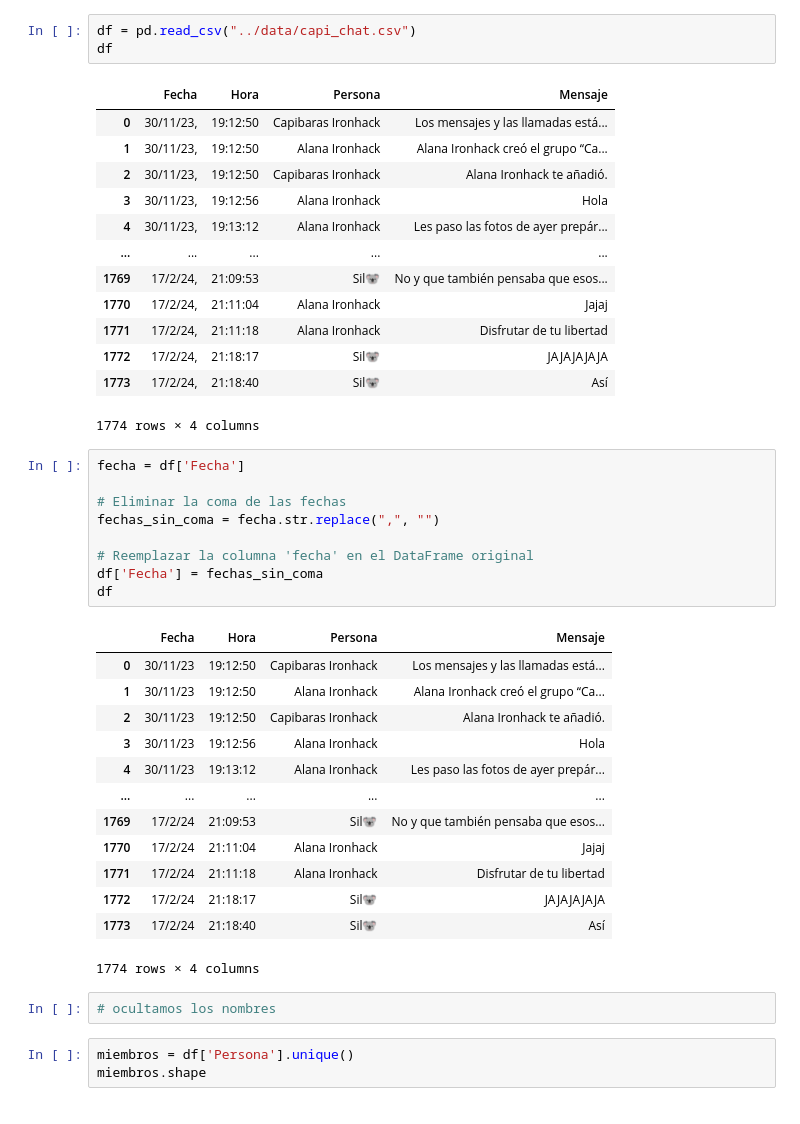
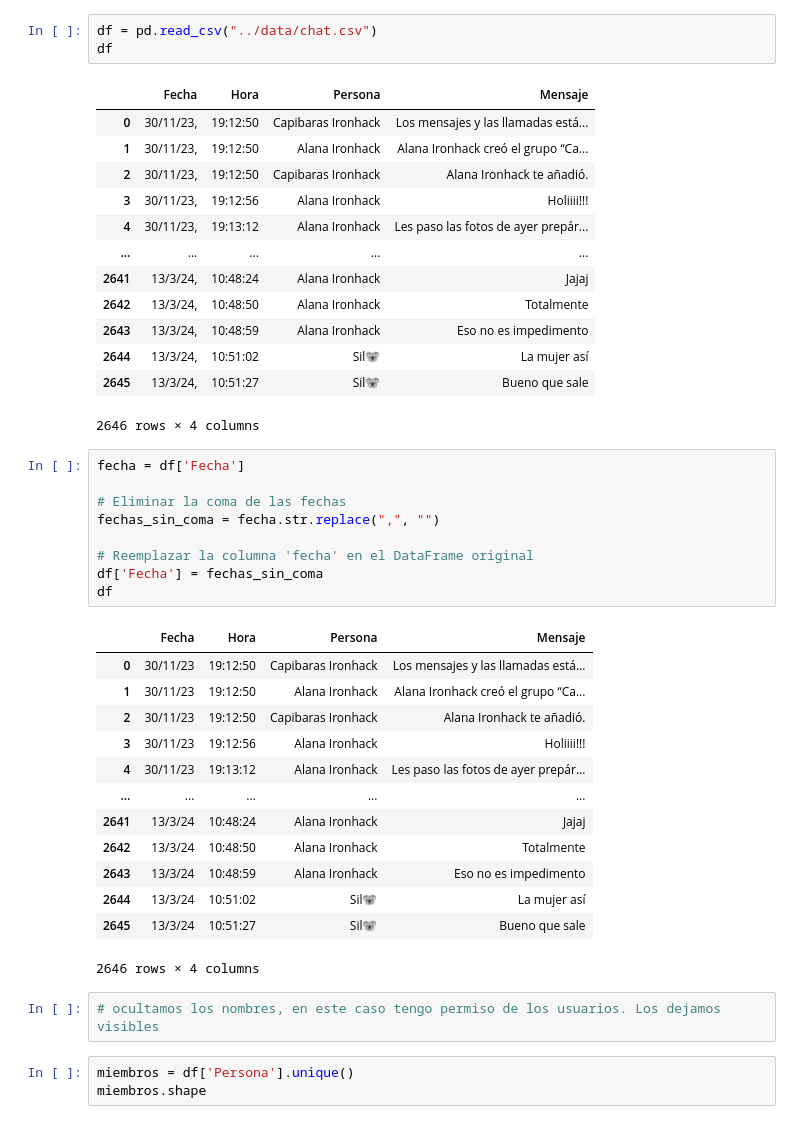
Before and after one commit to SilviaAlconGarrido/project_final, a Jupyter notebook: notebook/Limpieza_inicial_chats.ipynb, the cells around one changed output. Saved outputs shown, nothing was run; the diff lists cells and outputs as text.

```diff
--- a/notebook/dashboard.ipynb
+++ b/notebook/Limpieza_inicial_chats.ipynb
@@ -58,5 +93,5 @@ Requirement already satisfied: MarkupSafe>=2.0 in /Users/sil/miniconda3/envs/jup
 # %%
-df = pd.read_csv("../data/capi_chat.csv")
+df = pd.read_csv("../data/chat.csv")
 df
 # %% [output]
 |  | Fecha | Hora | Persona | Mensaje |
@@ -66,12 +101,12 @@ df
-| 3 | 30/11/23, | 19:12:56 | Alana Ironhack | Hola |
+| 3 | 30/11/23, | 19:12:56 | Alana Ironhack | Holiiii!!! |
 | 4 | 30/11/23, | 19:13:12 | Alana Ironhack | Les paso las fotos de ayer prepár... |
 | ... | ... | ... | ... | ... |
-| 1769 | 17/2/24, | 21:09:53 | Sil🐨 | No y que también pensaba que esos... |
-| 1770 | 17/2/24, | 21:11:04 | Alana Ironhack | Jajaj |
-| 1771 | 17/2/24, | 21:11:18 | Alana Ironhack | Disfrutar de tu libertad |
-| 1772 | 17/2/24, | 21:18:17 | Sil🐨 | JAJAJAJAJA |
-| 1773 | 17/2/24, | 21:18:40 | Sil🐨 | Así |
+| 2641 | 13/3/24, | 10:48:24 | Alana Ironhack | Jajaj |
+| 2642 | 13/3/24, | 10:48:50 | Alana Ironhack | Totalmente |
+| 2643 | 13/3/24, | 10:48:59 | Alana Ironhack | Eso no es impedimento |
+| 2644 | 13/3/24, | 10:51:02 | Sil🐨 | La mujer así |
+| 2645 | 13/3/24, | 10:51:27 | Sil🐨 | Bueno que sale |
-1774 rows × 4 columns
+2646 rows × 4 columns
 # %%
 fecha = df['Fecha']
 
@@ -89,14 +124,14 @@ df
-| 3 | 30/11/23 | 19:12:56 | Alana Ironhack | Hola |
+| 3 | 30/11/23 | 19:12:56 | Alana Ironhack | Holiiii!!! |
 | 4 | 30/11/23 | 19:13:12 | Alana Ironhack | Les paso las fotos de ayer prepár... |
 | ... | ... | ... | ... | ... |
-| 1769 | 17/2/24 | 21:09:53 | Sil🐨 | No y que también pensaba que esos... |
-| 1770 | 17/2/24 | 21:11:04 | Alana Ironhack | Jajaj |
-| 1771 | 17/2/24 | 21:11:18 | Alana Ironhack | Disfrutar de tu libertad |
-| 1772 | 17/2/24 | 21:18:17 | Sil🐨 | JAJAJAJAJA |
-| 1773 | 17/2/24 | 21:18:40 | Sil🐨 | Así |
+| 2641 | 13/3/24 | 10:48:24 | Alana Ironhack | Jajaj |
+| 2642 | 13/3/24 | 10:48:50 | Alana Ironhack | Totalmente |
+| 2643 | 13/3/24 | 10:48:59 | Alana Ironhack | Eso no es impedimento |
+| 2644 | 13/3/24 | 10:51:02 | Sil🐨 | La mujer así |
+| 2645 | 13/3/24 | 10:51:27 | Sil🐨 | Bueno que sale |
-1774 rows × 4 columns
+2646 rows × 4 columns
 # %%
-# ocultamos los nombres
+# ocultamos los nombres, en este caso tengo permiso de los usuarios. Los dejamos visibles
 # %%
 miembros = df['Persona'].unique()
 miembros.shape
```
Also changed, not shown: parts of 10 cells of this notebook, 47 other files.
